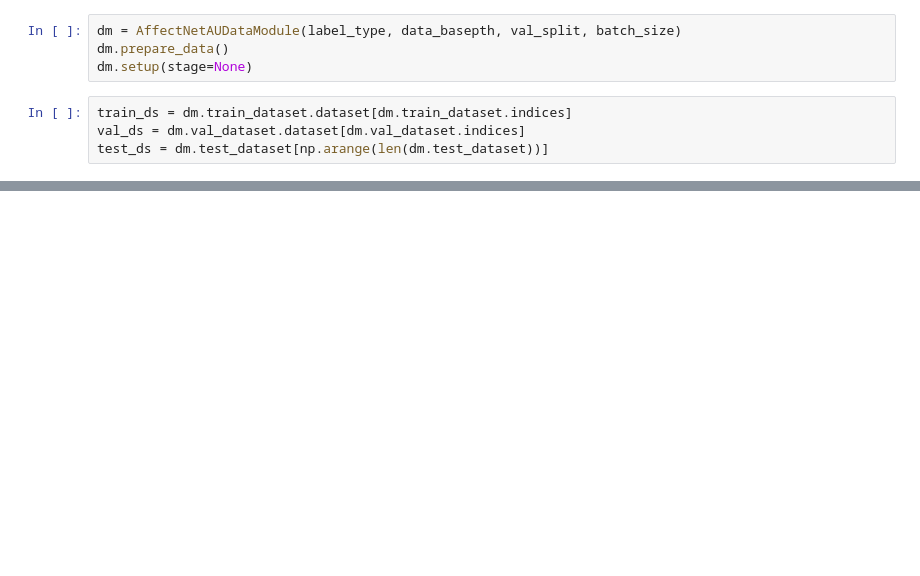
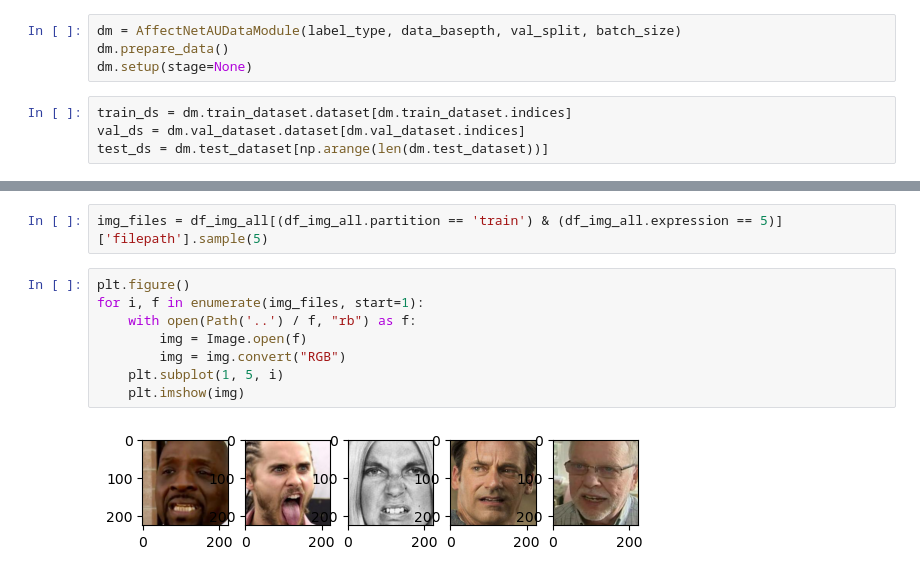
Before and after one commit to davidsjohnson/xai_ac, a Jupyter notebook: notebooks/affectnet_data_analysis.ipynb, the cells around one changed output, grey strips where cells are left out. Drawn from its saved outputs; the diff is of its cells as text; blank space fills up the shorter version.

```diff
--- a/notebooks/affectnet_data_analysis.ipynb
+++ b/notebooks/affectnet_data_analysis.ipynb
@@ -80,0 +165,12 @@ g.set_xticklabels(rotation=90);
+# %%
+img_files = df_img_all[(df_img_all.partition == 'train') & (df_img_all.expression == 5)]['filepath'].sample(5)
+# %%
+plt.figure()
+for i, f in enumerate(img_files, start=1):
+    with open(Path('..') / f, "rb") as f:
+        img = Image.open(f)
+        img = img.convert("RGB")
+    plt.subplot(1, 5, i)
+    plt.imshow(img)
+# %% [output]
+[figure, added]
```
Also changed, not shown: parts of 17 cells of this notebook.
